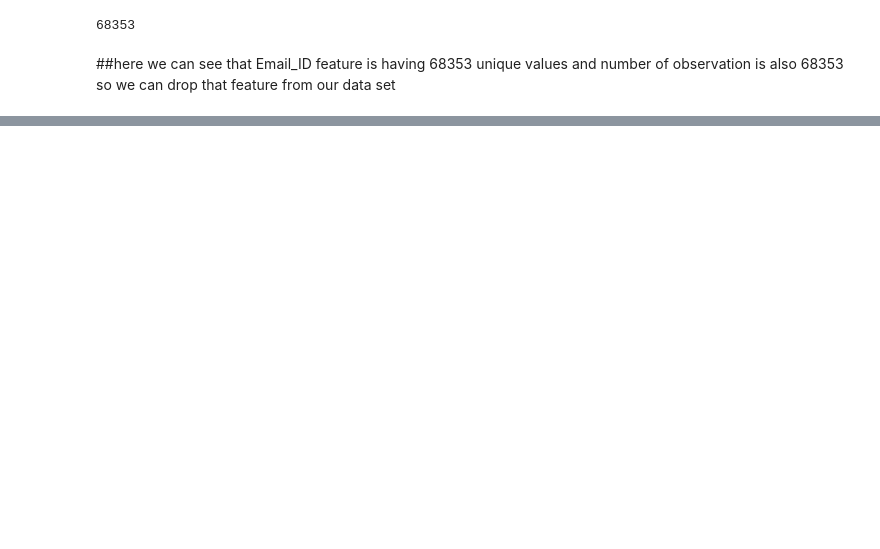
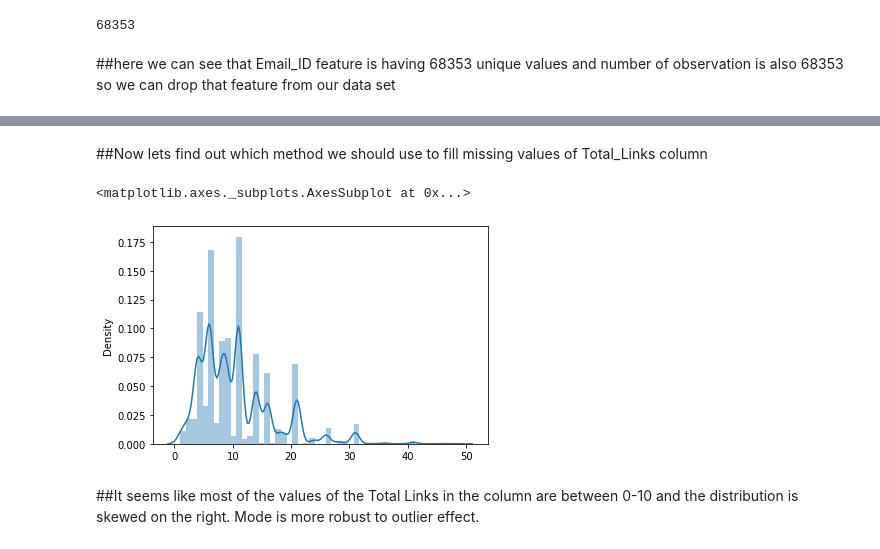
Before and after one commit to IfrazQazi/Email-Campaign-Effectiveness-Prediction-Capstone-Project, a Jupyter notebook: Email_Campaign_Effectiveness_Prediction.ipynb, the cells around one changed output, grey strips where cells are left out. Cells and saved outputs as stored; diff of their text form; code cells hidden in the pictures; blank space fills up the shorter version.

```diff
--- a/Email_Campaign_Effectiveness_Prediction.ipynb
+++ b/Email_Campaign_Effectiveness_Prediction.ipynb
@@ -107,0 +168,13 @@ email_df['Email_ID'].count()
+# %%
+#filling up the null values for total past comm
+email_df['Total_Past_Communications'].fillna(email_df['Total_Past_Communications'].mean(), inplace = True)
+# %% [markdown]
+##Now lets find out which method we should use to fill missing values of Total_Links column
+# %%
+#let's see the distribution of Total Links to get what majority of the data tends to so that we can fill it accordingly
+sns.distplot(x=email_df['Total_Links'], hist= True)
+# %% [output]
+<matplotlib.axes._subplots.AxesSubplot at 0x...>
+[figure, added]
+# %% [markdown]
+##It seems like most of the values of the Total Links in the column are between 0-10 and the distribution is skewed on the right. Mode is more robust to outlier effect.
```
Also changed, not shown: parts of 22 cells of this notebook.
